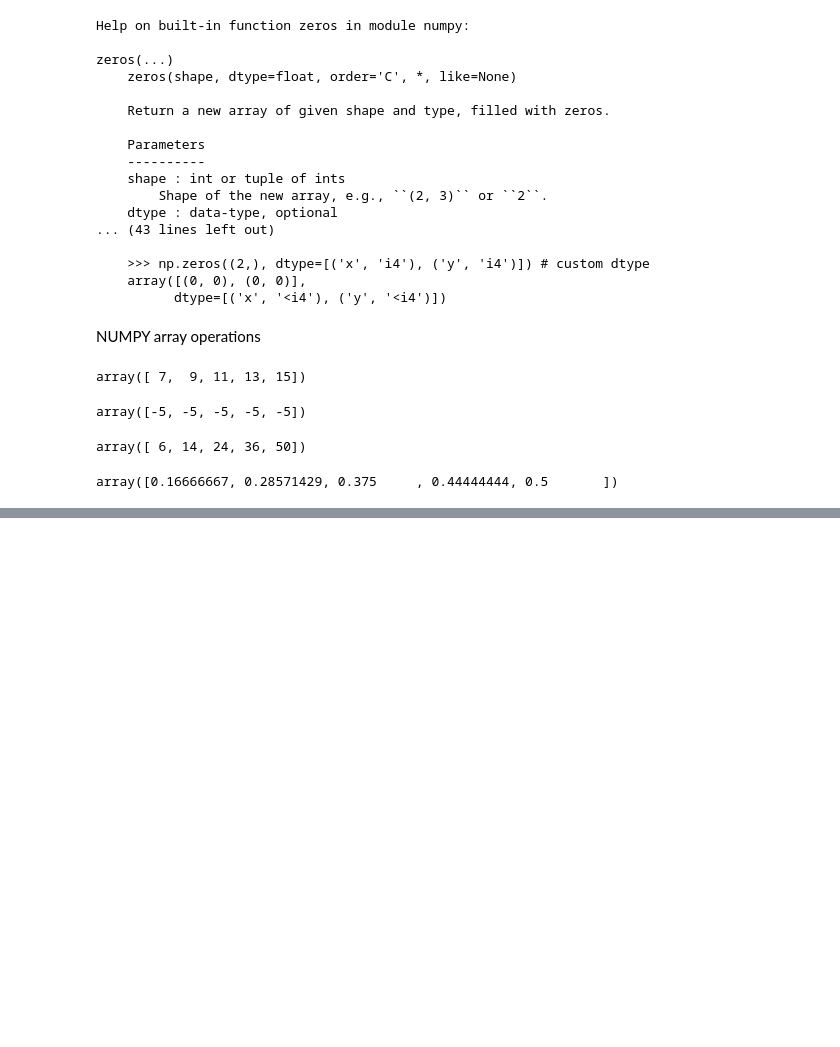
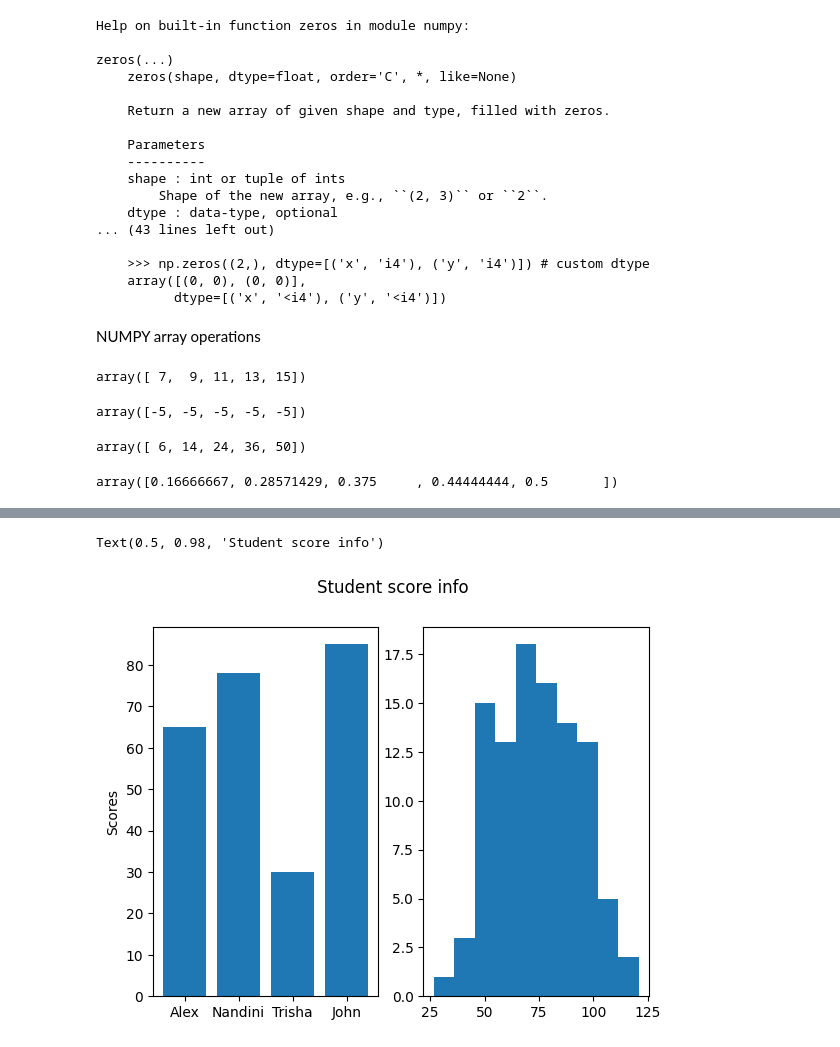
Before and after one commit to anarghya-04/ICSSL_Class1, a Jupyter notebook: python_intro_CSSL.ipynb, the cells around one changed output, grey strips where cells are left out. Cells and saved outputs as stored; diff of their text form; code cells hidden in the pictures; blank space fills up the shorter version.

```diff
--- a/python_intro_CSSL.ipynb
+++ b/python_intro_CSSL.ipynb
@@ -277,0 +427,9 @@ array([0.16666667, 0.28571429, 0.375     , 0.44444444, 0.5       ])
+# %%
+fig, ax = plt.subplots(1,2) #creates a matrix array. can do (2,2) as well. ax can be renamed to anything
+ax[0].bar(scores_dict.keys(),scores_dict.values()) #for a (2,2) matrix it will be ax[0,0]
+ax[1].hist(normal_dist)
+ax[0].set_ylabel("Scores")
+fig.suptitle("Student score info")
+# %% [output]
+Text(0.5, 0.98, 'Student score info')
+[figure, added]
```
Also changed, not shown: parts of 30 cells of this notebook.
